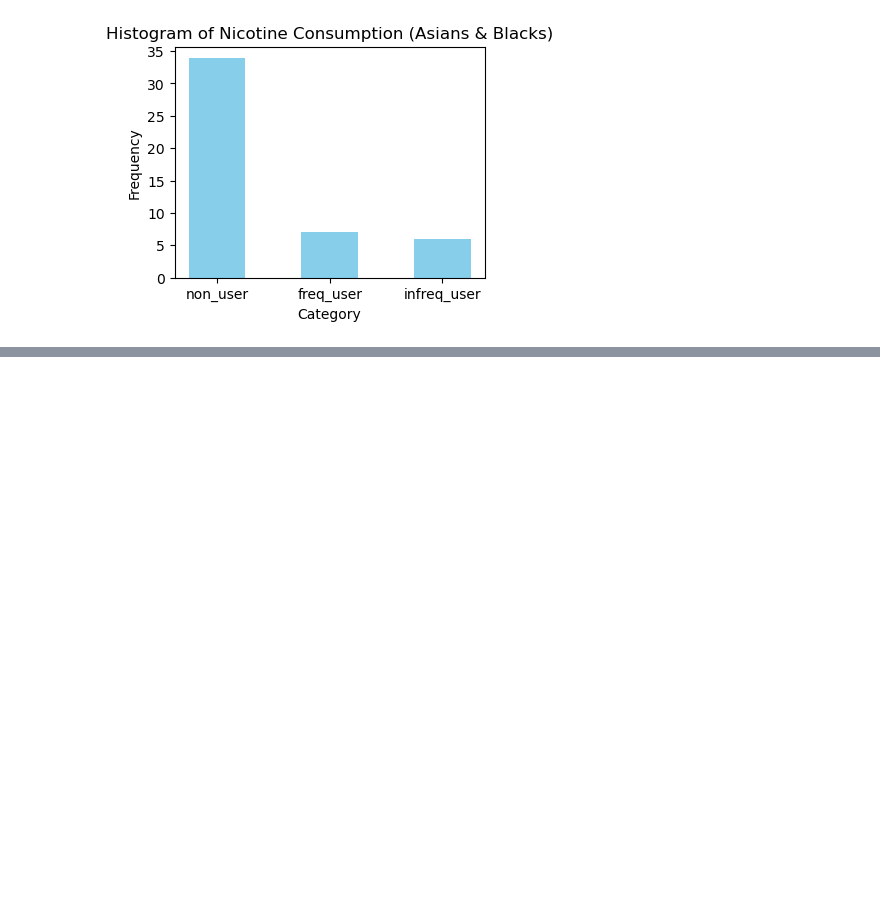
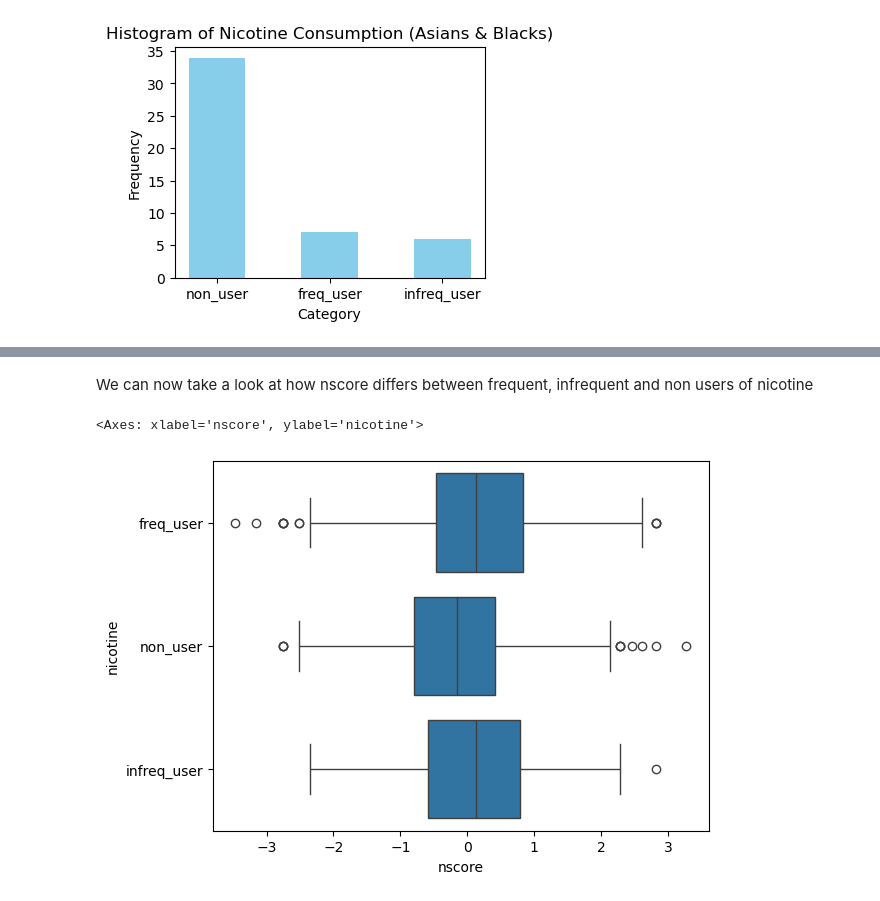
Before and after one commit to skyefung02/DrugConsumptionProject, a Jupyter notebook: data_exploration_visualisation.ipynb, the cells around one changed output, grey strips where cells are left out. Saved outputs shown, nothing was run; the diff lists cells and outputs as text; code cells hidden in the pictures; blank space fills up the shorter version.

```diff
--- a/data_exploration_visualisation.ipynb
+++ b/data_exploration_visualisation.ipynb
@@ -467,0 +501,7 @@ plt.show()
+# %% [markdown]
+We can now take a look at how nscore differs between frequent, infrequent and non users of nicotine
+# %%
+sns.boxplot(data = nictrain_set, x = "nscore", y="nicotine")
+# %% [output]
+<Axes: xlabel='nscore', ylabel='nicotine'>
+[figure, added]
```
Also changed, not shown: parts of 22 cells of this notebook, 1 other file.
